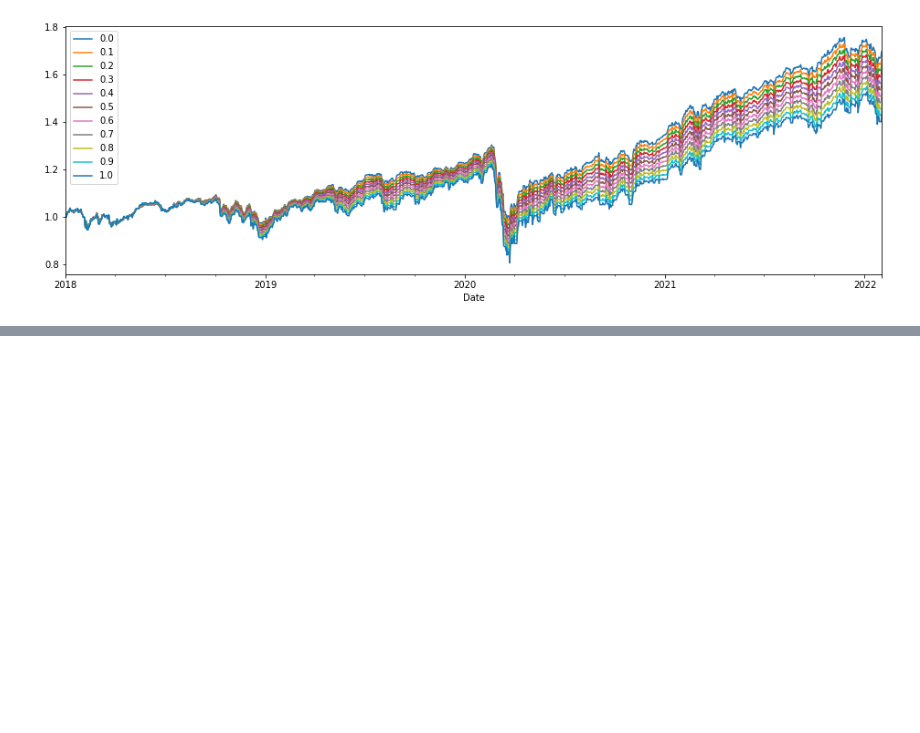
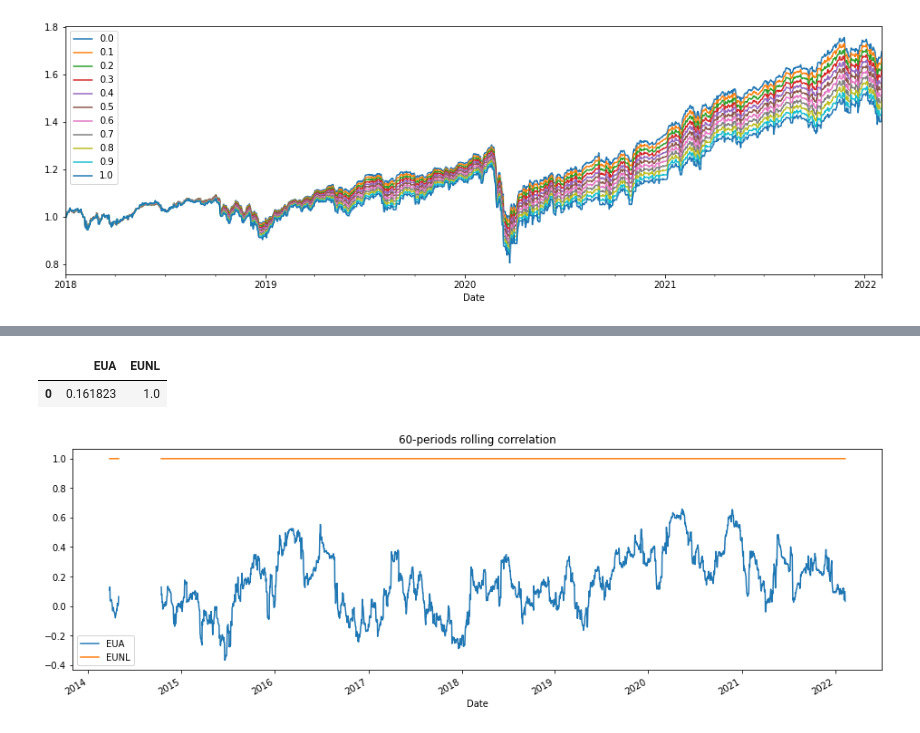
Before and after one commit to jaimeaguilera/Investing-projects, a Jupyter notebook: tracker.ipynb, the cells around one changed output, grey strips where cells are left out. Saved outputs shown, nothing was run; the diff lists cells and outputs as text; code cells hidden in the pictures; blank space fills up the shorter version.

```diff
--- a/tracker.ipynb
+++ b/tracker.ipynb
@@ -251,7 +278,7 @@ stats_long
 # %%
 df_portfolio_w = df_portfolio.resample('W').apply(kit.compound)
 df_portfolio_m = df_portfolio.resample('M').apply(kit.compound)
-df_portfolio_b = df_portfolio.resample('B').apply(kit.compound)
+# df_portfolio_b = df_portfolio.resample('B').apply(kit.compound)
 
 stats_w = portfolio_report(df_portfolio_w, date_beg = "2017-12", weights = weights, col_drop_plot = col_drop_plot)
 roll_vol = rolling_vol(df_portfolio_w.dropna()["2017-12":], time_period = 12, col_drop_plot = col_drop_plot)
@@ -366,0 +468,24 @@ kit.summary_stats(results["2018":], riskfree_rate = 0)
+# %%
+def rolling_corr(r, time_period = 90, col= 'XDEM'):
+
+    corr = r.rolling(time_period).corr()[col].unstack(level = 1)
+
+    corr.plot(figsize=(16,5), title = '{}-periods rolling correlation'.format(time_period))
+
+    return pd.DataFrame(corr.mean().sort_values(ascending = True)).T
+
+# r = pd.concat([rets_trades_wealth["Returns"], alt_rets], axis = 1)
+# r[alt_name] = r[alt_name].fillna(0)
+# r = r[["WCOA", "EUA"]]["2018":]
+
+r_w = r.resample('W').apply(kit.compound)
+r_m = r.resample('M').apply(kit.compound)
+
+# Note: Daily data and data quality issues in funds could give unaccurate results (better with long monthly periods)
+rolling_corr(r["2013":], time_period = 60, col = 'EUNL')
+# rolling_corr(r_w["2014":], time_period = 12, col = 'WCOA')
+# rolling_corr(r_m["2014":], time_period = 6, col = 'EUNL')
+# %% [output]
+|  | EUA | EUNL |
+| 0 | 0.161823 | 1.0 |
+[figure, added]
```
Also changed, not shown: parts of 19 cells of this notebook.
